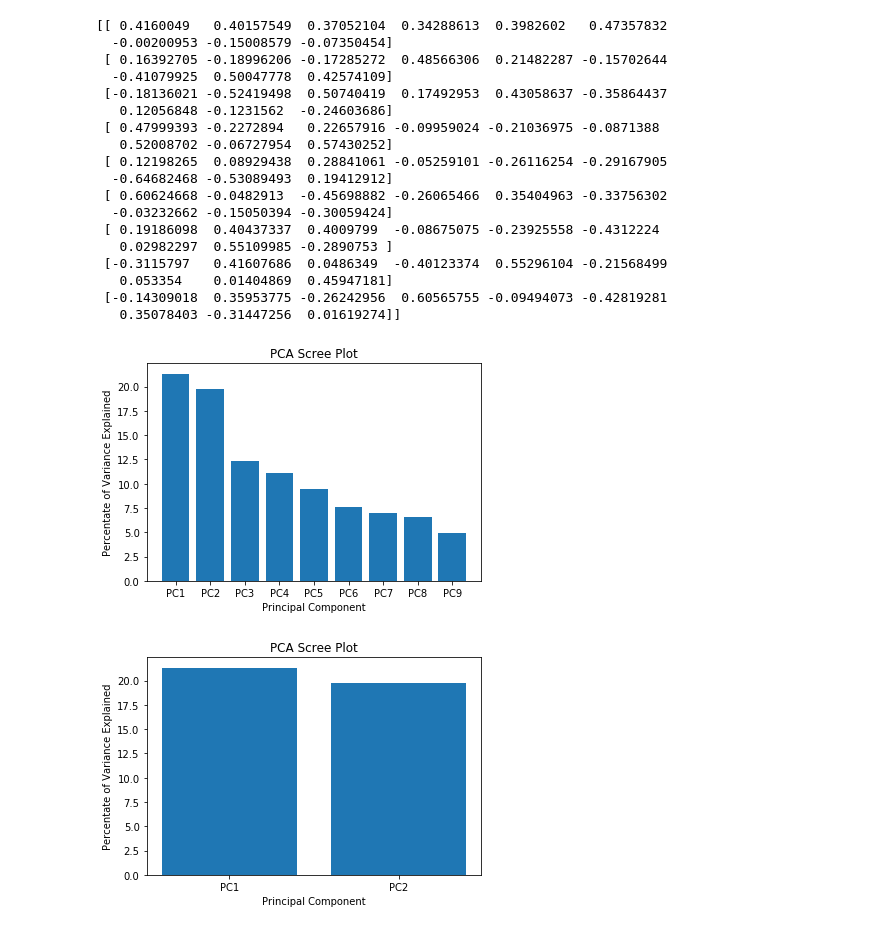
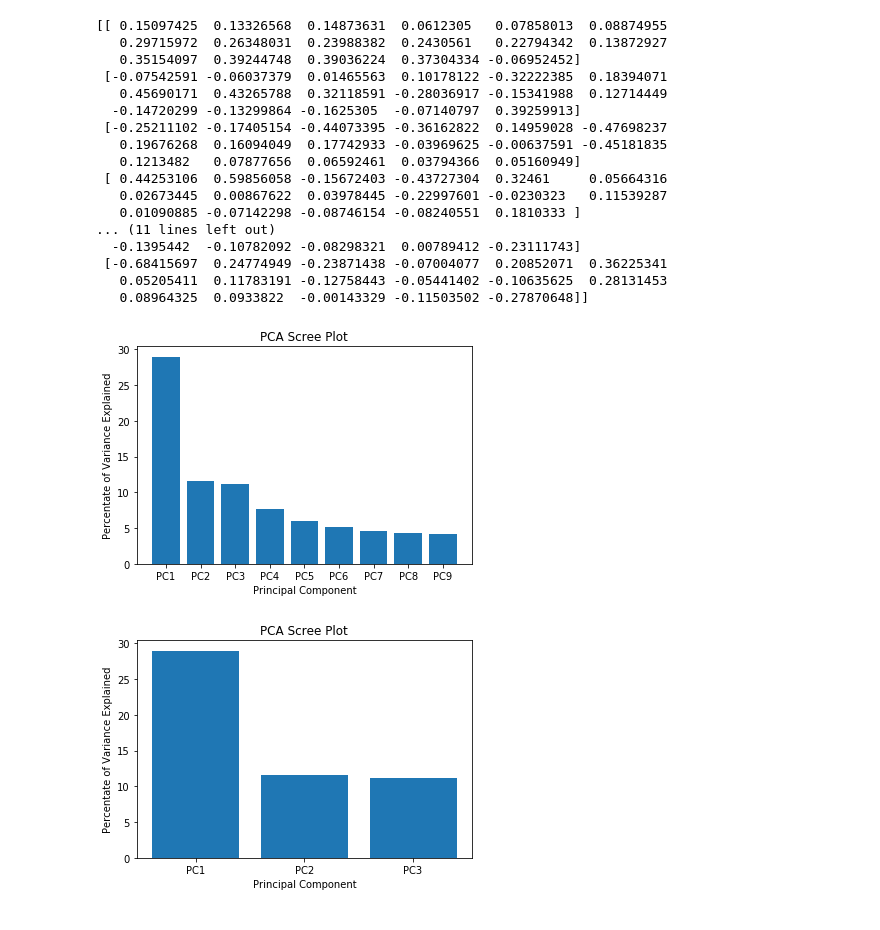
Before and after one commit to pnplab/ML_CRIUSMM, a Jupyter notebook: cours_4/cours_4.ipynb, the cells around one changed output. Cells and saved outputs as stored; diff of their text form; code cells hidden in the pictures.

```diff
--- a/cours_4/cours_4.ipynb
+++ b/cours_4/cours_4.ipynb
@@ -137,7 +136,8 @@ data = pd.read_csv('../data/sim_data_signature_small.csv')
 data = data.dropna()
 
 # Noms des colonnes correspondant aux caractéristiques et à la cible
-features_cols = ['PSQ_SS', 'PHQ9TT', 'CEVQOTT', 'DAST10TT', 'AUDITTT', 'STAIYTT', 'AGE', 'SEXE', 'SES']
+features_cols = ['UPPSPNU', 'UPPSPPU', 'UPPSPPR', 'UPPSPPE', 'UPPSPSS', 'PHQ9TT', 'CEVQOTT', 'CEVQOTP', 'CEVQOTS', \
+                'DAST10TT', 'AUDITTT', 'STAIYTT', 'BGHTTA', 'BGHTTB', 'BGHTTC', 'BGHTTD', 'AGE']
 target_col = 'WHODASTTB'
 
 # Données importées (X: caractéristiques, y: cible)
@@ -169,25 +169,24 @@ plt.xlabel('Principal Component')
 plt.title('PCA Scree Plot')
 plt.show()
 # %% [output]
-[[ 0.4160049   0.40157549  0.37052104  0.34288613  0.3982602   0.47357832
-  -0.00200953 -0.15008579 -0.07350454]
- [ 0.16392705 -0.18996206 -0.17285272  0.48566306  0.21482287 -0.15702644
-  -0.41079925  0.50047778  0.42574109]
- [-0.18136021 -0.52419498  0.50740419  0.17492953  0.43058637 -0.35864437
-   0.12056848 -0.1231562  -0.24603686]
- [ 0.47999393 -0.2272894   0.22657916 -0.09959024 -0.21036975 -0.0871388
-   0.52008702 -0.06727954  0.57430252]
- [ 0.12198265  0.08929438  0.28841061 -0.05259101 -0.26116254 -0.29167905
-  -0.64682468 -0.53089493  0.19412912]
- [ 0.60624668 -0.0482913  -0.45698882 -0.26065466  0.35404963 -0.33756302
-  -0.03232662 -0.15050394 -0.30059424]
- [ 0.19186098  0.40437337  0.4009799  -0.08675075 -0.23925558 -0.4312224
-   0.02982297  0.55109985 -0.2890753 ]
- [-0.3115797   0.41607686  0.0486349  -0.40123374  0.55296104 -0.21568499
-   0.053354    0.01404869  0.45947181]
- [-0.14309018  0.35953775 -0.26242956  0.60565755 -0.09494073 -0.42819281
-   0.35078403 -0.31447256  0.01619274]]
+[[ 0.15097425  0.13326568  0.14873631  0.0612305   0.07858013  0.08874955
+   0.29715972  0.26348031  0.23988382  0.2430561   0.22794342  0.13872927
+   0.35154097  0.39244748  0.39036224  0.37304334 -0.06952452]
+ [-0.07542591 -0.06037379  0.01465563  0.10178122 -0.32222385  0.18394071
+   0.45690171  0.43265788  0.32118591 -0.28036917 -0.15341988  0.12714449
+  -0.14720299 -0.13299864 -0.1625305  -0.07140797  0.39259913]
+ [-0.25211102 -0.17405154 -0.44073395 -0.36162822  0.14959028 -0.47698237
+   0.19676268  0.16094049  0.17742933 -0.03969625 -0.00637591 -0.45181835
+   0.1213482   0.07877656  0.06592461  0.03794366  0.05160949]
+ [ 0.44253106  0.59856058 -0.15672403 -0.43727304  0.32461     0.05664316
+   0.02673445  0.00867622  0.03978445 -0.22997601 -0.0230323   0.11539287
+   0.01090885 -0.07142298 -0.08746154 -0.08240551  0.1810333 ]
+... (11 lines left out)
+  -0.1395442  -0.10782092 -0.08298321  0.00789412 -0.23111743]
+ [-0.68415697  0.24774949 -0.23871438 -0.07004077  0.20852071  0.36225341
+   0.05205411  0.11783191 -0.12758443 -0.05441402 -0.10635625  0.28131453
+   0.08964325  0.0933822  -0.00143329 -0.11503502 -0.27870648]]
-[figure, old version]
+[figure, new version]
 # %%
 import warnings
 warnings.filterwarnings("ignore")
@@ -201,7 +200,6 @@ warnings.filterwarnings(action='ignore',category=FutureWarning)
 # Importer les librairies utiles pour l'analyse
 import pandas as pd
 import numpy as np
-
 
 # -----------------------------------------------------------------------------
 # ÉTAPE 2 : importer les fonctions utiles
@@ -238,38 +236,39 @@ np.random.seed(42)
 # Importons un ensemble de données
 data = pd.read_csv('../data/sim_data_signature_small.csv')
 data = data.dropna()
 
 # Noms des colonnes correspondant aux caractéristiques et à la cible
-features_cols = ['PSQ_SS', 'PHQ9TT', 'CEVQOTT', 'DAST10TT', 'AUDITTT', 'STAIYTT', 'AGE', 'SEXE', 'SES']
+features_cols = ['UPPSPNU', 'UPPSPPU', 'UPPSPPR', 'UPPSPPE', 'UPPSPSS', 'PHQ9TT', 'CEVQOTT', 'CEVQOTP', 'CEVQOTS', \
+                'DAST10TT', 'AUDITTT', 'STAIYTT', 'BGHTTA', 'BGHTTB', 'BGHTTC', 'BGHTTD', 'AGE']
 target_col = 'WHODASTTB'
 
 # Données importées (X: caractéristiques, y: cible)
 X = data.loc[:, features_cols]
 y = data['WHODASTTB']
 
 # Séparation en données d'entraînement et en données de test
 X_train, X_test, y_train, y_test = train_test_split(X, y, test_size = 0.2)
 
 # Standatdisation des entrées
 scaler = StandardScaler()
 X_train = scaler.fit_transform(X_train)
 X_test = scaler.fit_transform(X_test)
 
 # On effectue la PCA
-pca = PCA(n_components=2)
+pca = PCA(n_components=3)
 pca.fit(X_train)
 X_train_pca = pca.transform(X_train)
 X_test_pca = pca.transform(X_test)
 
 percent_variance = np.round(pca.explained_variance_ratio_* 100, decimals =2)
-pc_columns = ['PC1', 'PC2']
-plt.bar(x= range(1,3), height=percent_variance, tick_label=pc_columns)
+pc_columns = ['PC1', 'PC2', 'PC3']
+plt.bar(x= range(1,4), height=percent_variance, tick_label=pc_columns)
 plt.ylabel('Percentate of Variance Explained')
 plt.xlabel('Principal Component')
 plt.title('PCA Scree Plot')
 plt.show()
 # %% [output]
-[figure, old version]
+[figure, new version]
 # %%
 # -----------------------------------------------------------------------------
 # ÉTAPE 4 : définir et entraîner le modèle
```
Also changed, not shown: parts of 11 cells of this notebook, 4 other files.
